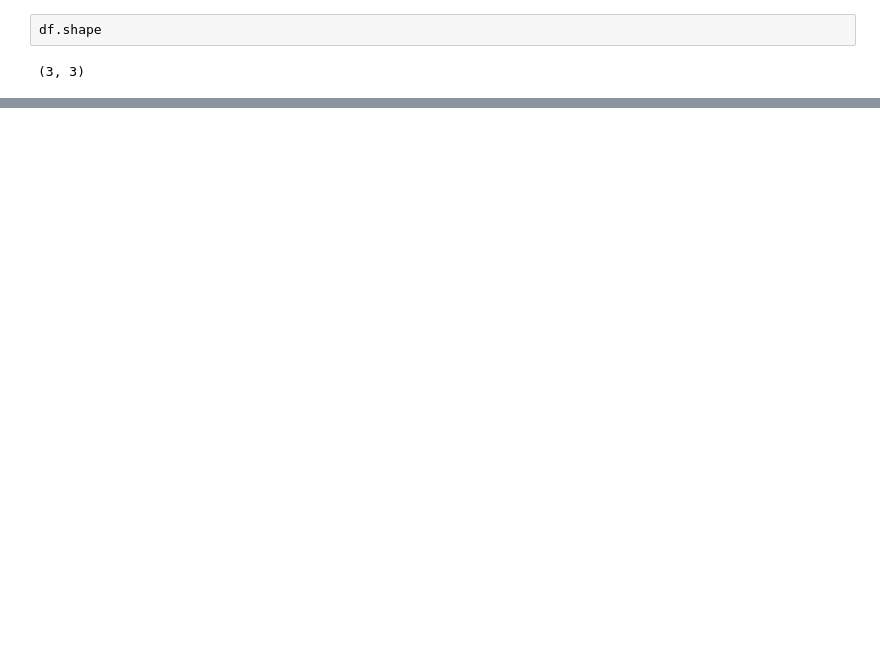
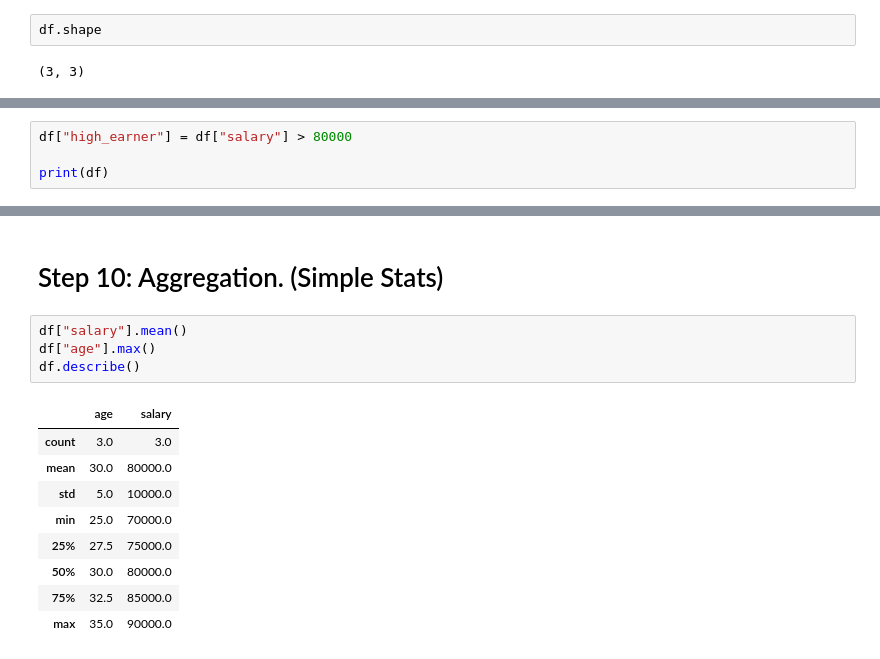
Before and after one commit to JerrodMcHenry/Data_Science, a Jupyter notebook: Pandas.ipynb, the cells around one changed output, grey strips where cells are left out. Saved outputs shown, nothing was run; the diff lists cells and outputs as text; blank space fills up the shorter version.

```diff
--- a/Pandas.ipynb
+++ b/Pandas.ipynb
@@ -43,0 +124,4 @@ df.shape
+# %%
+df["high_earner"] = df["salary"] > 80000
+
+print(df)
@@ -43,0 +175,16 @@ df.shape
+# %% [markdown]
+# Step 10: Aggregation. (Simple Stats)
+# %%
+df["salary"].mean()
+df["age"].max()
+df.describe()
+# %% [output]
+|  | age | salary |
+| count | 3.0 | 3.0 |
+| mean | 30.0 | 80000.0 |
+| std | 5.0 | 10000.0 |
+| min | 25.0 | 70000.0 |
+| 25% | 27.5 | 75000.0 |
+| 50% | 30.0 | 80000.0 |
+| 75% | 32.5 | 85000.0 |
+| max | 35.0 | 90000.0 |
```
Also changed, not shown: parts of 29 cells of this notebook.
